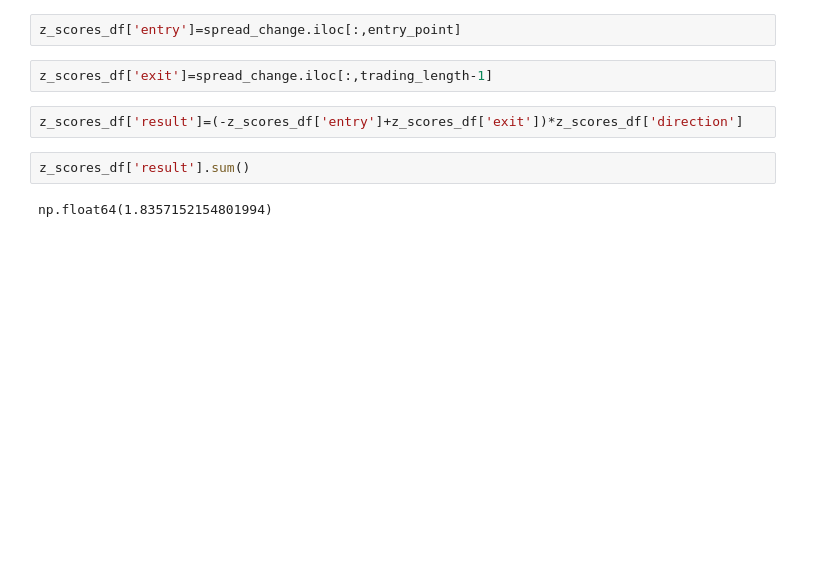
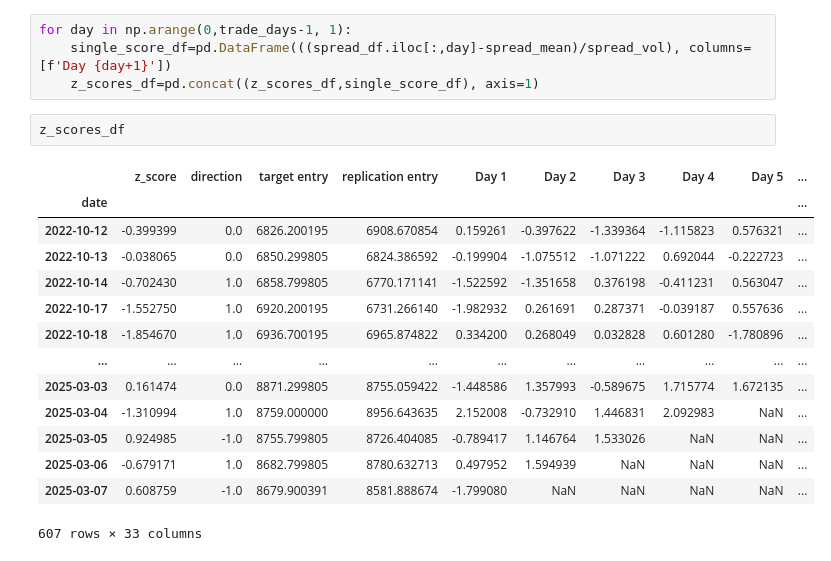
Before and after one commit to Ilse-hutten/index-arbitrage, a Jupyter notebook: notebooks/matthias.ipynb, the cells around one changed output. Drawn from its saved outputs; the diff is of its cells as text; blank space fills up the shorter version.

```diff
--- a/notebooks/matthias.ipynb
+++ b/notebooks/matthias.ipynb
@@ -233,10 +267,21 @@ z_scores_df
-# %%
-z_scores_df['entry']=spread_change.iloc[:,entry_point]
-# %%
-z_scores_df['exit']=spread_change.iloc[:,trading_length-1]
-# %%
-z_scores_df['result']=(-z_scores_df['entry']+z_scores_df['exit'])*z_scores_df['direction']
+# %%
+for day in np.arange(0,trade_days-1, 1):
+    single_score_df=pd.DataFrame(((spread_df.iloc[:,day]-spread_mean)/spread_vol), columns=[f'Day {day+1}'])
+    z_scores_df=pd.concat((z_scores_df,single_score_df), axis=1)
 # %%
-z_scores_df['result'].sum()
+z_scores_df
 # %% [output]
+|  | z_score | direction | target entry | replication entry | Day 1 | Day 2 | Day 3 | Day 4 | Day 5 | ... |
+| date |  |  |  |  |  |  |  |  |  | ... |
+| 2022-10-12 | -0.399399 | 0.0 | 6826.200195 | 6908.670854 | 0.159261 | -0.397622 | -1.339364 | -1.115823 | 0.576321 | ... |
+| 2022-10-13 | -0.038065 | 0.0 | 6850.299805 | 6824.386592 | -0.199904 | -1.075512 | -1.071222 | 0.692044 | -0.222723 | ... |
+| 2022-10-14 | -0.702430 | 1.0 | 6858.799805 | 6770.171141 | -1.522592 | -1.351658 | 0.376198 | -0.411231 | 0.563047 | ... |
+| 2022-10-17 | -1.552750 | 1.0 | 6920.200195 | 6731.266140 | -1.982932 | 0.261691 | 0.287371 | -0.039187 | 0.557636 | ... |
+| 2022-10-18 | -1.854670 | 1.0 | 6936.700195 | 6965.874822 | 0.334200 | 0.268049 | 0.032828 | 0.601280 | -1.780896 | ... |
+| ... | ... | ... | ... | ... | ... | ... | ... | ... | ... | ... |
+| 2025-03-03 | 0.161474 | 0.0 | 8871.299805 | 8755.059422 | -1.448586 | 1.357993 | -0.589675 | 1.715774 | 1.672135 | ... |
+| 2025-03-04 | -1.310994 | 1.0 | 8759.000000 | 8956.643635 | 2.152008 | -0.732910 | 1.446831 | 2.092983 | NaN | ... |
+| 2025-03-05 | 0.924985 | -1.0 | 8755.799805 | 8726.404085 | -0.789417 | 1.146764 | 1.533026 | NaN | NaN | ... |
+| 2025-03-06 | -0.679171 | 1.0 | 8682.799805 | 8780.632713 | 0.497952 | 1.594939 | NaN | NaN | NaN | ... |
+| 2025-03-07 | 0.608759 | -1.0 | 8679.900391 | 8581.888674 | -1.799080 | NaN | NaN | NaN | NaN | ... |
-np.float64(1.8357152154801994)
+607 rows × 33 columns
```
Also changed, not shown: parts of 70 cells of this notebook, 3 other files.
